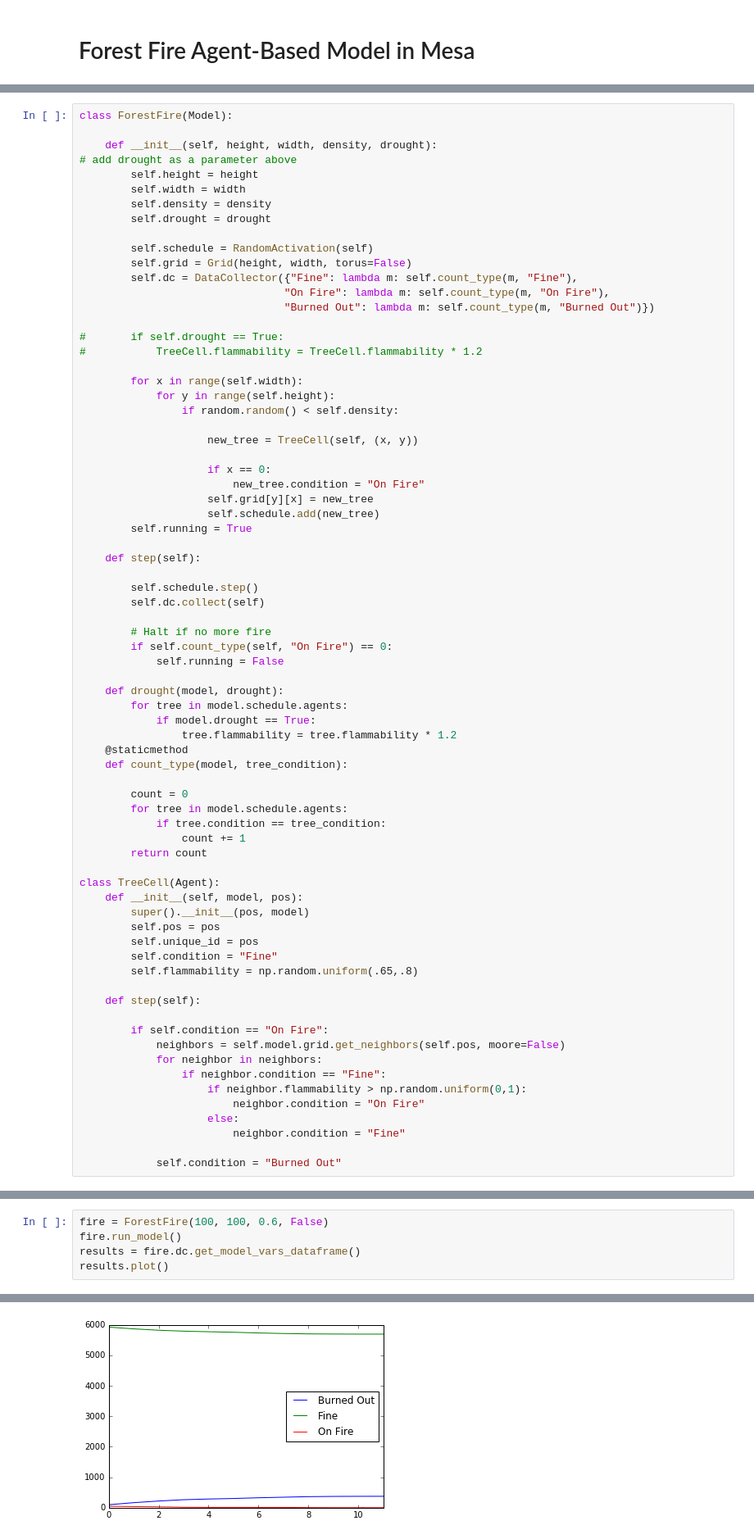
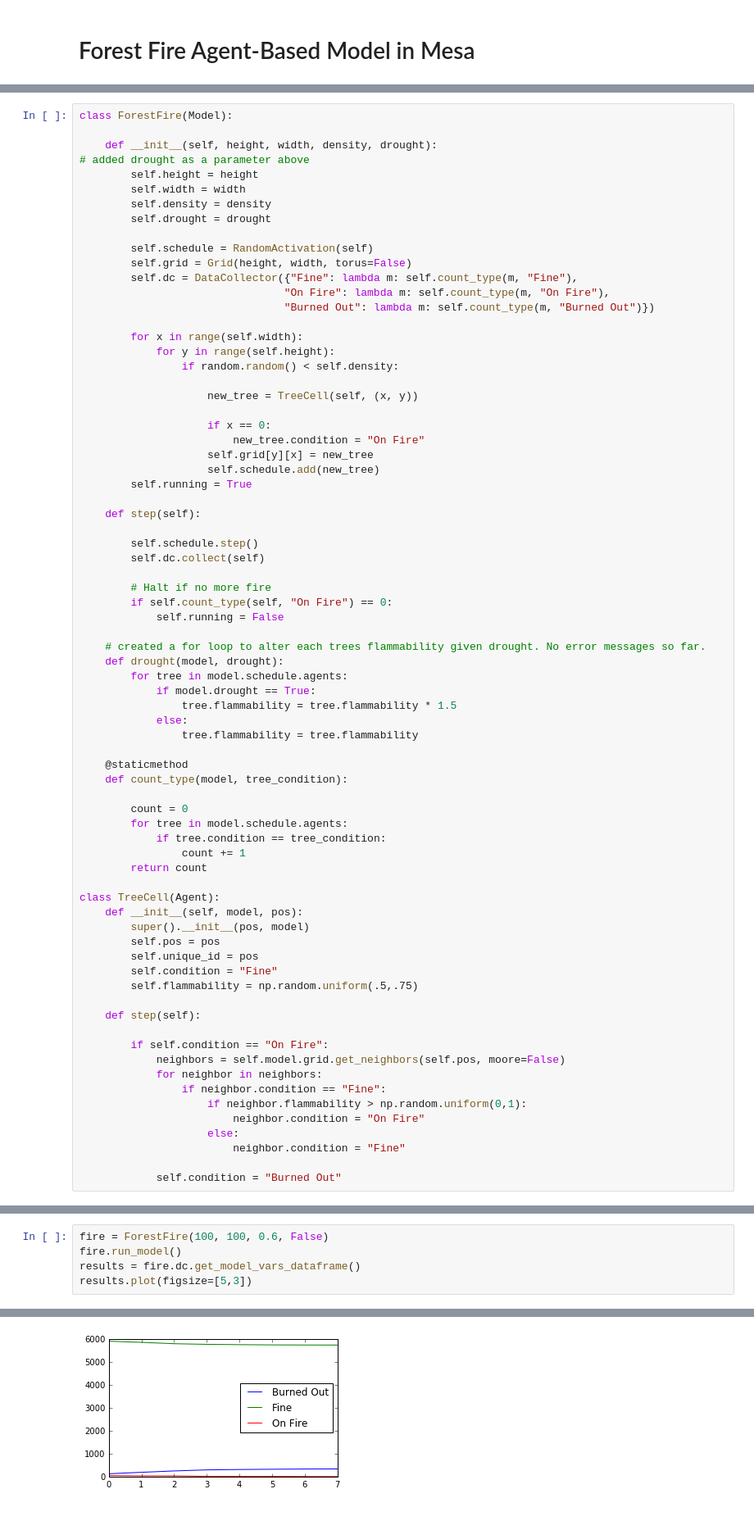
Before and after one commit to WilliamsTravis/STA-Lab-4, a Jupyter notebook: Mesa ABM.ipynb, the cells around one changed output, grey strips where cells are left out. Shown at 82% size. Cells and saved outputs as stored; diff of their text form; blank space fills up the shorter version.

```diff
--- a/Mesa ABM.ipynb
+++ b/Mesa ABM.ipynb
@@ -97,7 +97,7 @@ igniting and trees at the lower end (0.65) will have a 0.78 chance. Here, I am h
 class ForestFire(Model):
 
     def __init__(self, height, width, density, drought):
-# add drought as a parameter above
+# added drought as a parameter above
         self.height = height
         self.width = width
         self.density = density
@@ -108,9 +108,6 @@ class ForestFire(Model):
         self.dc = DataCollector({"Fine": lambda m: self.count_type(m, "Fine"),
                                 "On Fire": lambda m: self.count_type(m, "On Fire"),
                                 "Burned Out": lambda m: self.count_type(m, "Burned Out")})
-
-#       if self.drought == True:
-#           TreeCell.flammability = TreeCell.flammability * 1.2
 
         for x in range(self.width):
             for y in range(self.height):
@@ -133,10 +130,14 @@ class ForestFire(Model):
         if self.count_type(self, "On Fire") == 0:
             self.running = False
 
+    # created a for loop to alter each trees flammability given drought. No error messages so far.
     def drought(model, drought):
         for tree in model.schedule.agents:
             if model.drought == True:
-                tree.flammability = tree.flammability * 1.2
+                tree.flammability = tree.flammability * 1.5
+            else:
+                tree.flammability = tree.flammability
+
     @staticmethod
     def count_type(model, tree_condition):
 
@@ -152,7 +153,7 @@ class TreeCell(Agent):
         self.pos = pos
         self.unique_id = pos
         self.condition = "Fine"
-        self.flammability = np.random.uniform(.65,.8)
+        self.flammability = np.random.uniform(.5,.75)
 
     def step(self):
 
@@ -169,8 +172,8 @@ class TreeCell(Agent):
 # %%
 fire = ForestFire(100, 100, 0.6, False)
 fire.run_model()
 results = fire.dc.get_model_vars_dataframe()
-results.plot()
+results.plot(figsize=[5,3])
 # %% [output]
 <matplotlib.axes._subplots.AxesSubplot at 0x...>
-[figure, old version]
+[figure, new version]
```
Also changed, not shown: parts of 22 cells of this notebook, 1 other file.
